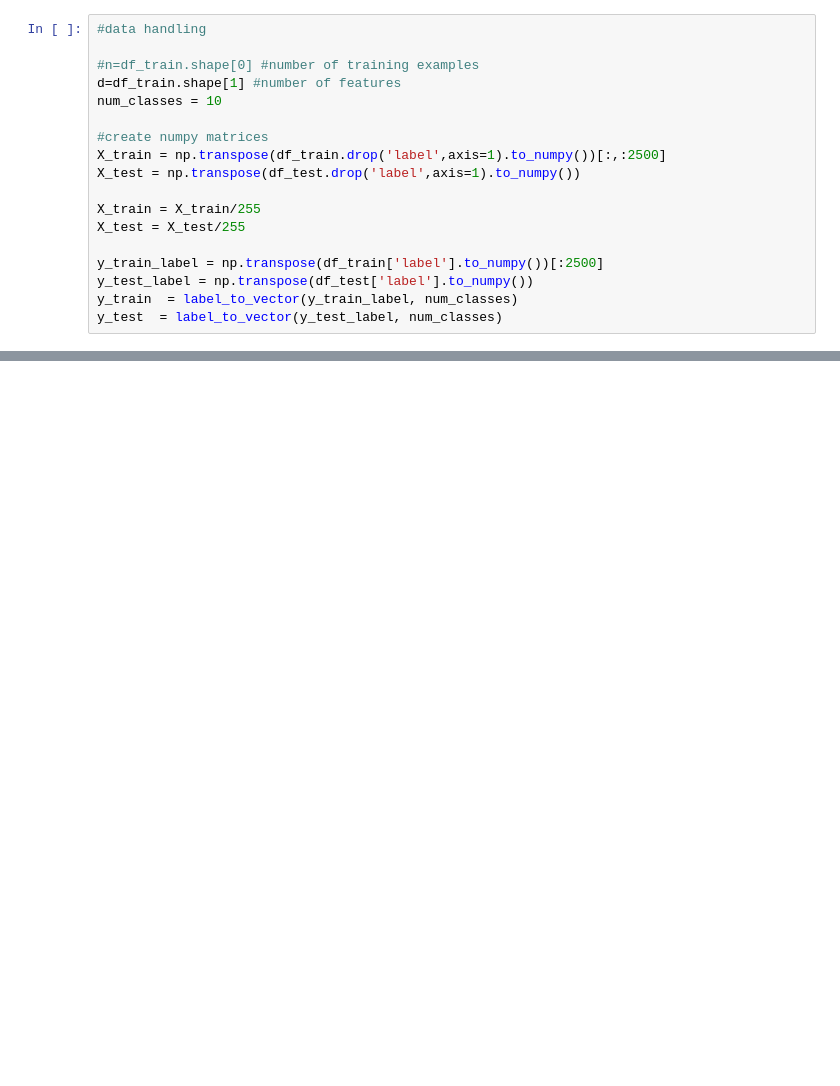
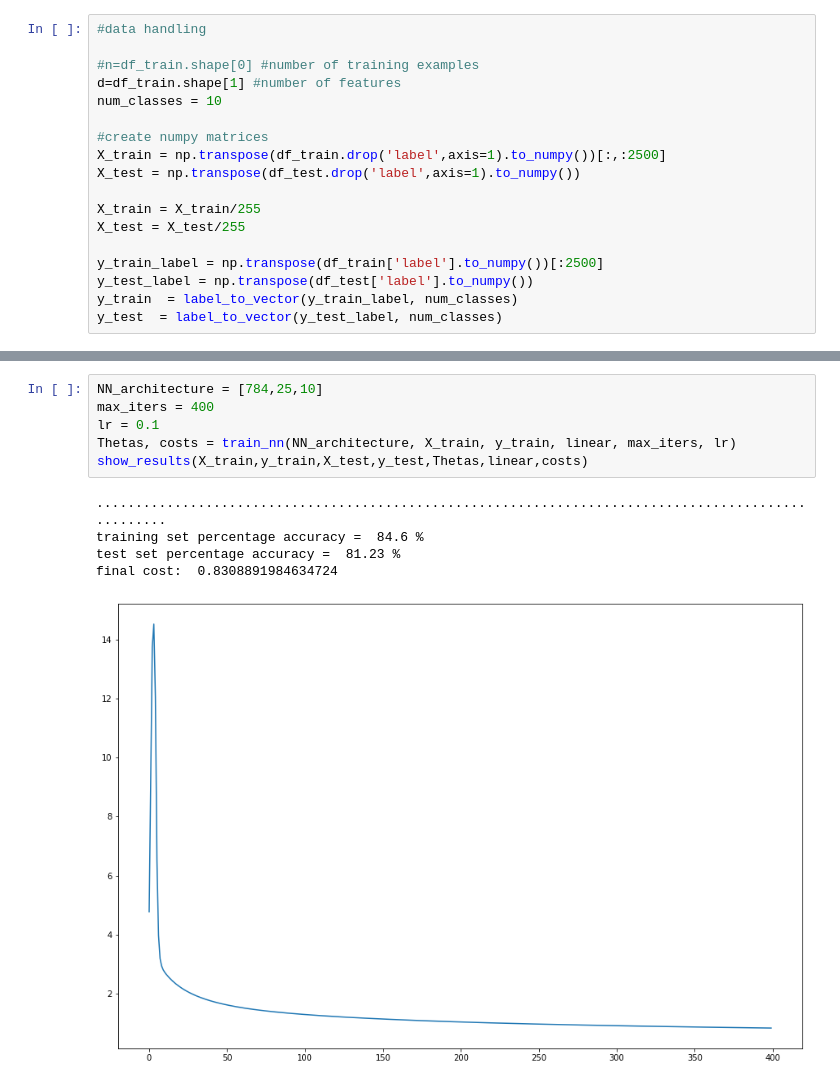
Before and after one commit to ThishenP/neural-network-from-scratch, a Jupyter notebook: Untitled.ipynb, the cells around one changed output, grey strips where cells are left out. Drawn from its saved outputs; the diff is of its cells as text; blank space fills up the shorter version.

```diff
--- a/Untitled.ipynb
+++ b/Untitled.ipynb
@@ -159,0 +190,12 @@ test set percentage accuracy = 89.94 %
+# %%
+NN_architecture = [784,25,10]
+max_iters = 400
+lr = 0.1
+Thetas, costs = train_nn(NN_architecture, X_train, y_train, linear, max_iters, lr)
+show_results(X_train,y_train,X_test,y_test,Thetas,linear,costs)
+# %% [output]
+....................................................................................................
+training set percentage accuracy =  84.6 %
+test set percentage accuracy =  81.23 %
+final cost:  0.8308891984634724
+[figure, added]
```
Also changed, not shown: parts of 9 cells of this notebook.
